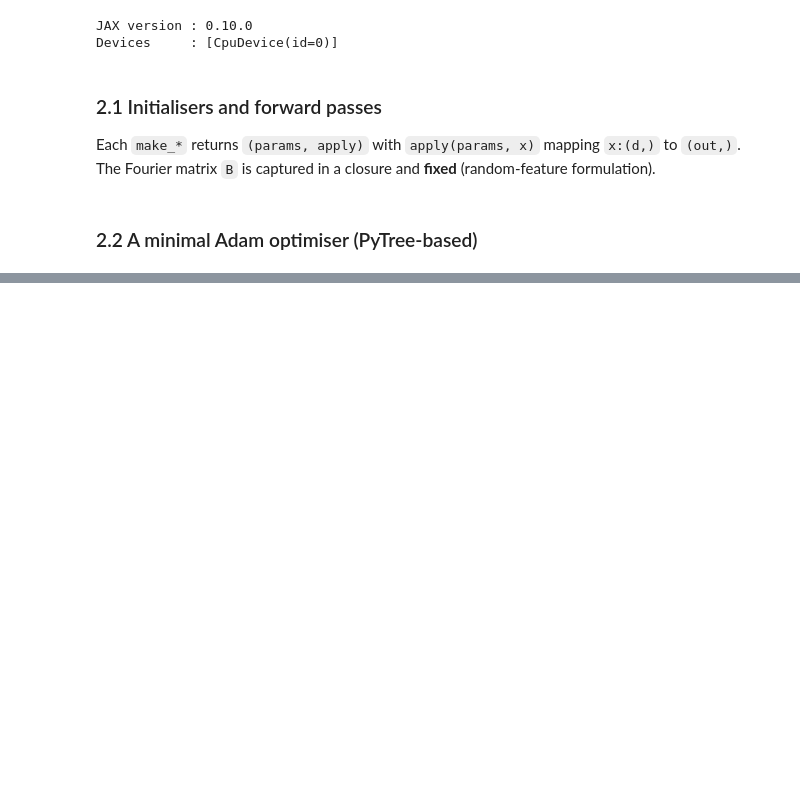
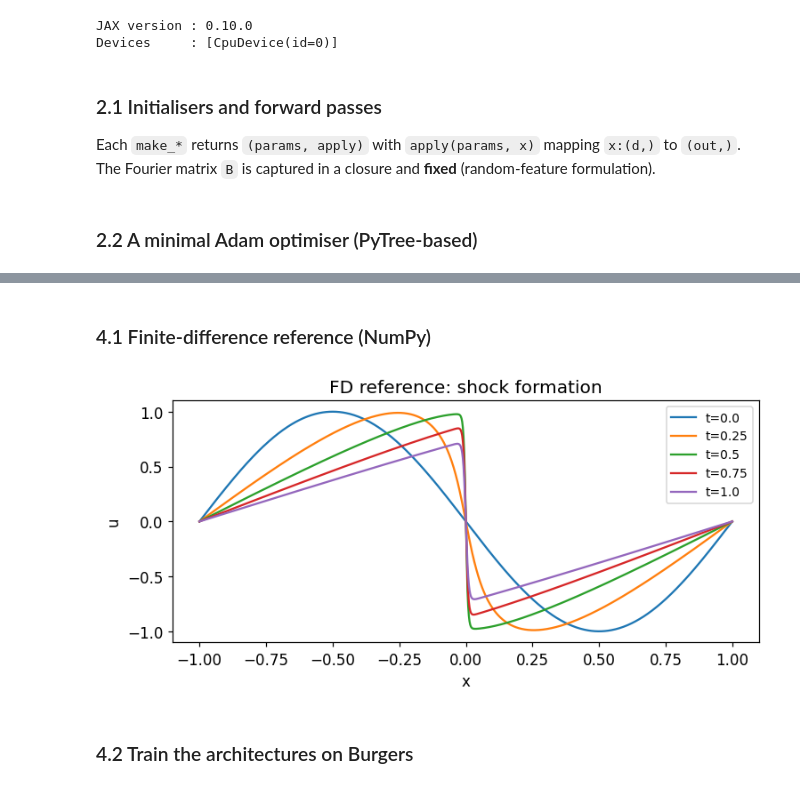
Before and after one commit to al3gzy/prml_course, a Jupyter notebook: arch_variations_pinns.ipynb, the cells around one changed output, grey strips where cells are left out. Drawn from its saved outputs; the diff is of its cells as text; code cells hidden in the pictures; blank space fills up the shorter version.

```diff
--- a/arch_variations_pinns.ipynb
+++ b/arch_variations_pinns.ipynb
@@ -223,0 +457,32 @@ def adam_step(params, grads, state, lr=1e-3, b1=0.9, b2=0.999, eps=1e-8):
+# %% [markdown]
+### 4.1 Finite-difference reference (NumPy)
+# %%
+def burgers_reference(nu=NU, nx=800, T=1.0, save_times=(0.0, 0.25, 0.5, 0.75, 1.0)):
+    x = np.linspace(-1, 1, nx); dx = x[1] - x[0]
+    u = -np.sin(np.pi * x); t = 0.0
+    save_times = sorted(save_times); snaps = {}
+    if save_times[0] <= 0: snaps[save_times[0]] = u.copy()
+    targets = [s for s in save_times if s > 0]; ti = 0
+    while t < T - 1e-12 and ti < len(targets):
+        dt = 0.4 * min(dx / (np.max(np.abs(u)) + 1e-9), dx**2 / (2 * nu))
+        if t + dt > targets[ti]: dt = targets[ti] - t
+        ux_b = (u - np.roll(u, 1)) / dx
+        ux_f = (np.roll(u, -1) - u) / dx
+        adv = np.where(u > 0, u * ux_b, u * ux_f)
+        uxx = (np.roll(u, -1) - 2 * u + np.roll(u, 1)) / dx**2
+        u = u - dt * adv + dt * nu * uxx
+        u[0] = 0.0; u[-1] = 0.0; t += dt
+        if abs(t - targets[ti]) < 1e-9:
+            snaps[targets[ti]] = u.copy(); ti += 1
+    return x, snaps
+
+x_ref, snaps_ref = burgers_reference()
+plt.figure(figsize=(7, 3.5))
+for tt, uu in snaps_ref.items():
+    plt.plot(x_ref, uu, label=f"t={tt}")
+plt.title("FD reference: shock formation")
+plt.xlabel("x"); plt.ylabel("u"); plt.legend(fontsize=9); plt.tight_layout(); plt.show()
+# %% [output]
+[figure, added]
+# %% [markdown]
+### 4.2 Train the architectures on Burgers
```
Also changed, not shown: parts of 33 cells of this notebook.
